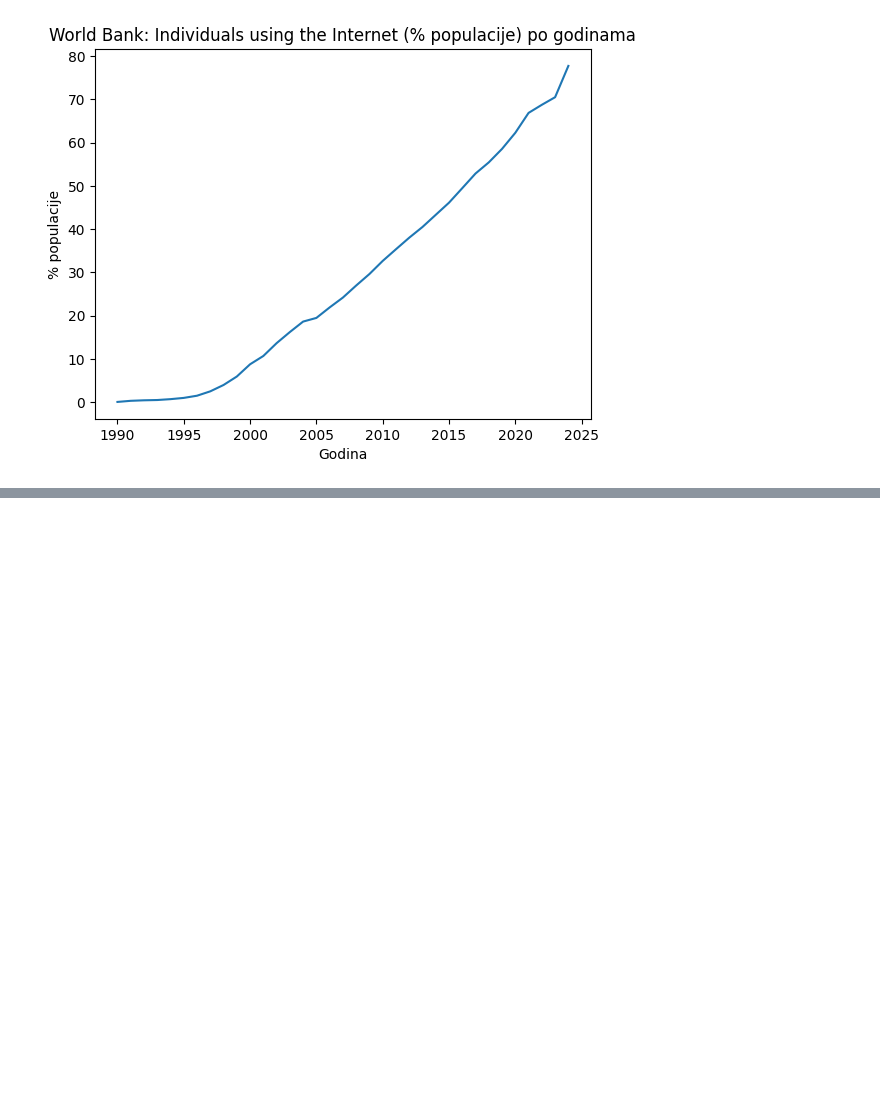
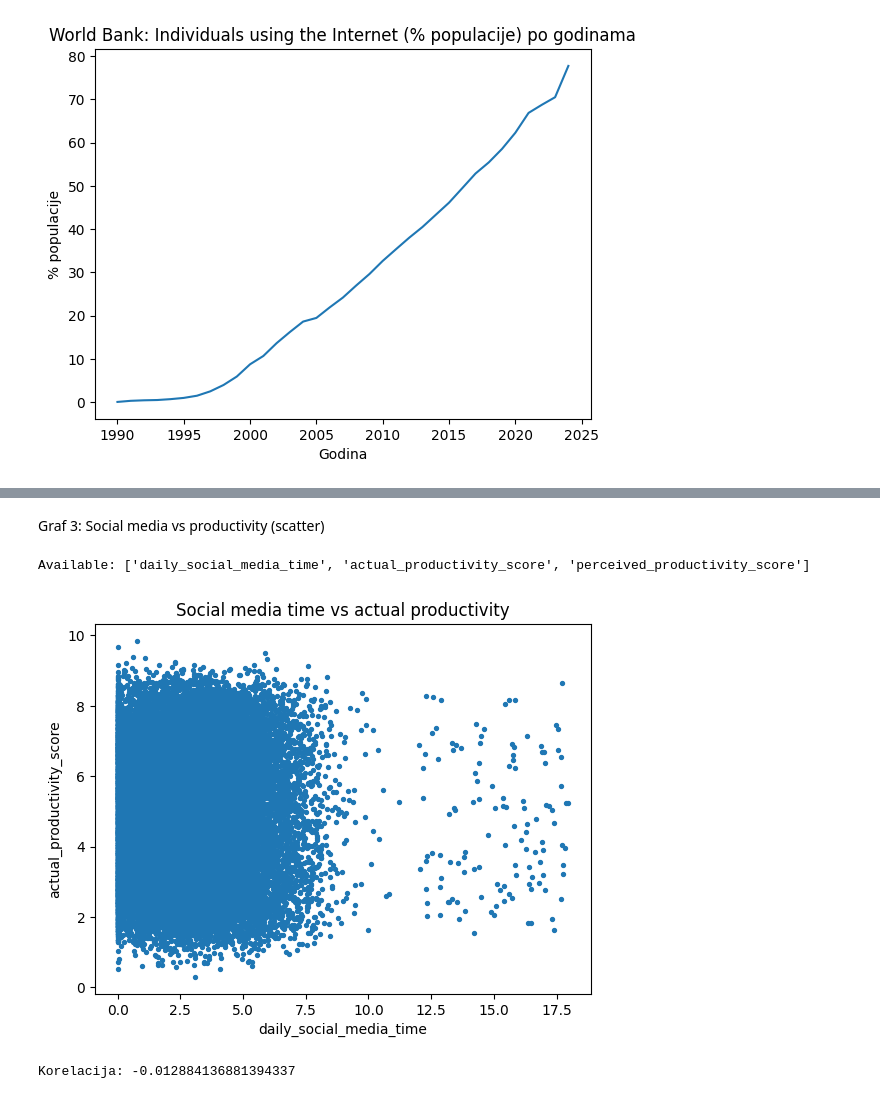
Before and after one commit to djasek21foi/PAP_PROJEKT, a Jupyter notebook: notebooks/04_analysis.ipynb, the cells around one changed output, grey strips where cells are left out. Drawn from its saved outputs; the diff is of its cells as text; code cells hidden in the pictures; blank space fills up the shorter version.

```diff
--- a/notebooks/04_analysis.ipynb
+++ b/notebooks/04_analysis.ipynb
@@ -113,0 +198,23 @@ plt.show()
+# %% [markdown]
+Graf 3: Social media vs productivity (scatter)
+# %%
+# ovo radi samo ako te kolone postoje u integrated_individual
+cols = ["daily_social_media_time", "actual_productivity_score", "perceived_productivity_score"]
+available = [c for c in cols if c in ind.columns]
+print("Available:", available)
+
+
+if "daily_social_media_time" in ind.columns and "actual_productivity_score" in ind.columns:
+    df = ind.dropna(subset=["daily_social_media_time", "actual_productivity_score"])
+    plt.figure()
+    plt.scatter(df["daily_social_media_time"], df["actual_productivity_score"], s=8)
+    plt.title("Social media time vs actual productivity")
+    plt.xlabel("daily_social_media_time")
+    plt.ylabel("actual_productivity_score")
+    plt.show()
+
+    print("Korelacija:", df[["daily_social_media_time","actual_productivity_score"]].corr().iloc[0,1])
+# %% [output]
+Available: ['daily_social_media_time', 'actual_productivity_score', 'perceived_productivity_score']
+[figure, added]
+Korelacija: -0.012884136881394337
```
Also changed, not shown: parts of 2 cells of this notebook.
